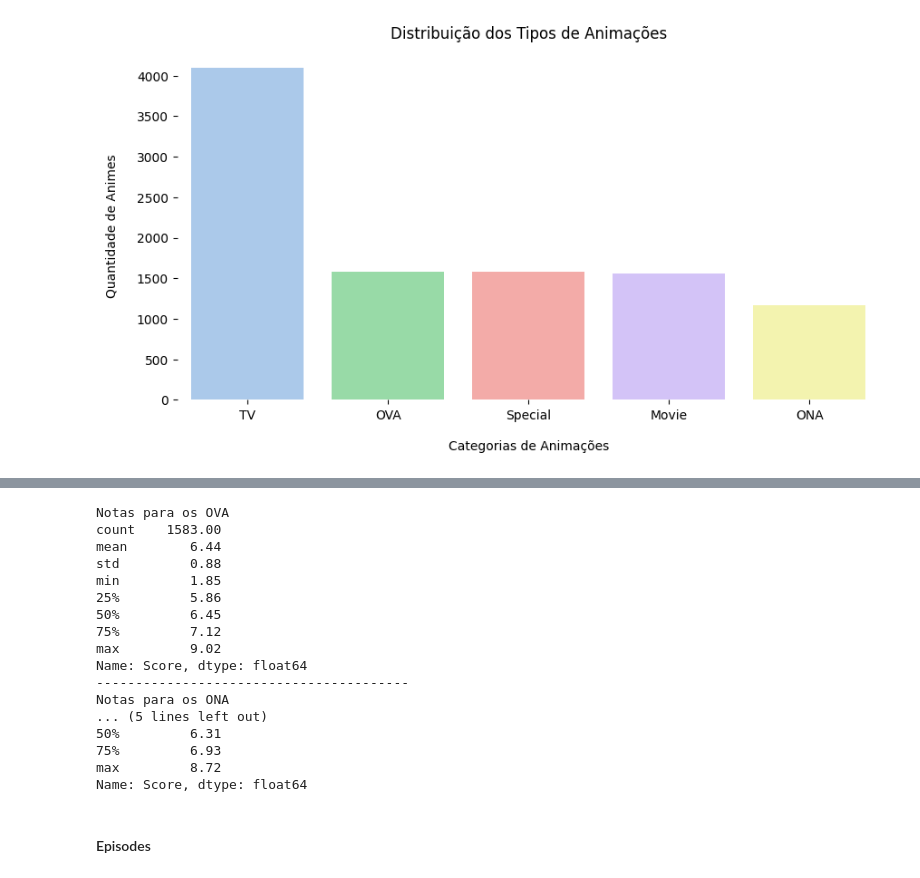
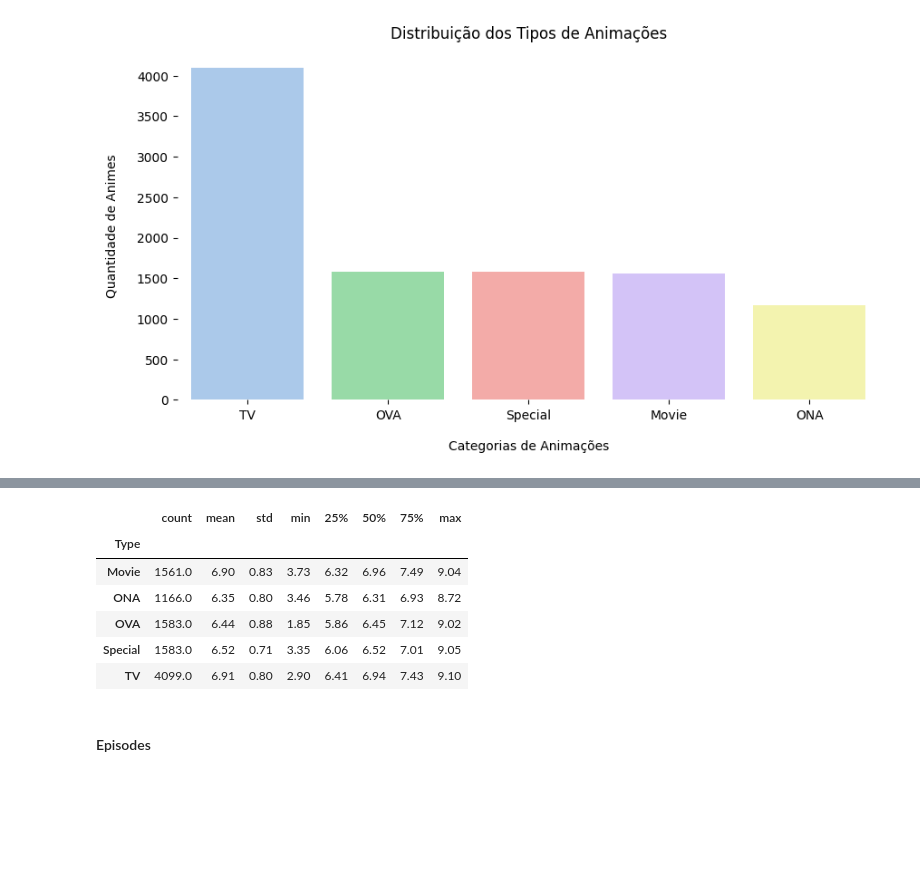
Before and after one commit to guievbs/anime-insights, a Jupyter notebook: notebooks/analise.ipynb, the cells around one changed output, grey strips where cells are left out. Drawn from its saved outputs; the diff is of its cells as text; code cells hidden in the pictures; blank space fills up the shorter version.

Commit message:
Simplifica os códigos para melhorar a legibilidade

```diff
--- a/notebooks/analise.ipynb
+++ b/notebooks/analise.ipynb
@@ -424,25 +377,14 @@ Name: Score, dtype: float64
-# %%
-print(f"Notas para os OVA  \n{result_ova}")
-print('-' * 40)
-print(f"Notas para os ONA \n{result_ona}")
-# %% [output]
-Notas para os OVA
-count    1583.00
-mean        6.44
-std         0.88
-min         1.85
-25%         5.86
-50%         6.45
-75%         7.12
-max         9.02
-Name: Score, dtype: float64
-----------------------------------------
-Notas para os ONA
-... (5 lines left out)
-50%         6.31
-75%         6.93
-max         8.72
-Name: Score, dtype: float64
+# %%
+resultados_por_tipo = df.groupby('Type')['Score'].describe().round(2)
+resultados_por_tipo
+# %% [output]
+|  | count | mean | std | min | 25% | 50% | 75% | max |
+| Type |  |  |  |  |  |  |  |  |
+| Movie | 1561.0 | 6.90 | 0.83 | 3.73 | 6.32 | 6.96 | 7.49 | 9.04 |
+| ONA | 1166.0 | 6.35 | 0.80 | 3.46 | 5.78 | 6.31 | 6.93 | 8.72 |
+| OVA | 1583.0 | 6.44 | 0.88 | 1.85 | 5.86 | 6.45 | 7.12 | 9.02 |
+| Special | 1583.0 | 6.52 | 0.71 | 3.35 | 6.06 | 6.52 | 7.01 | 9.05 |
+| TV | 4099.0 | 6.91 | 0.80 | 2.90 | 6.41 | 6.94 | 7.43 | 9.10 |
 # %% [markdown]
 #### Episodes
 # %%
```
Also changed, not shown: parts of 17 cells of this notebook.
